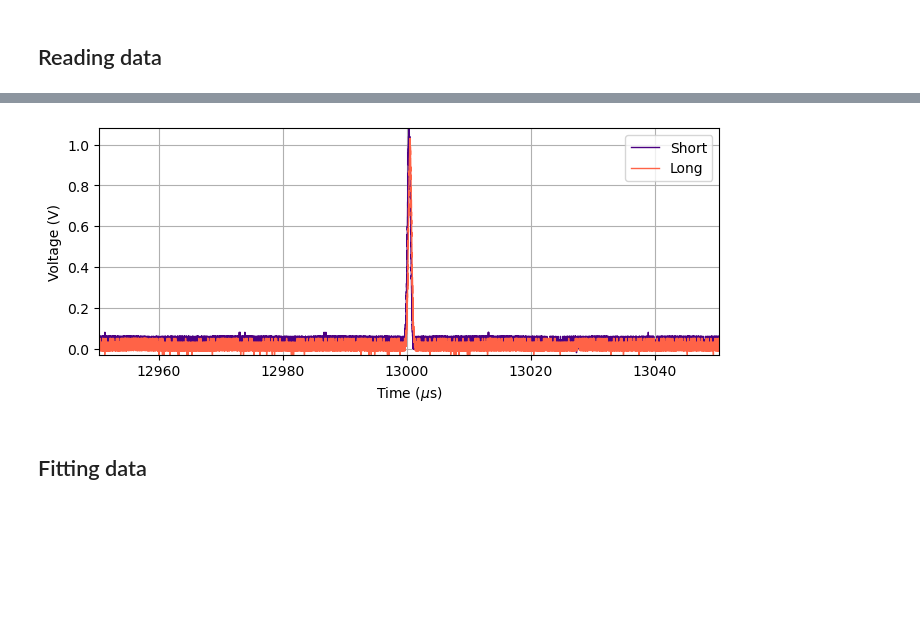
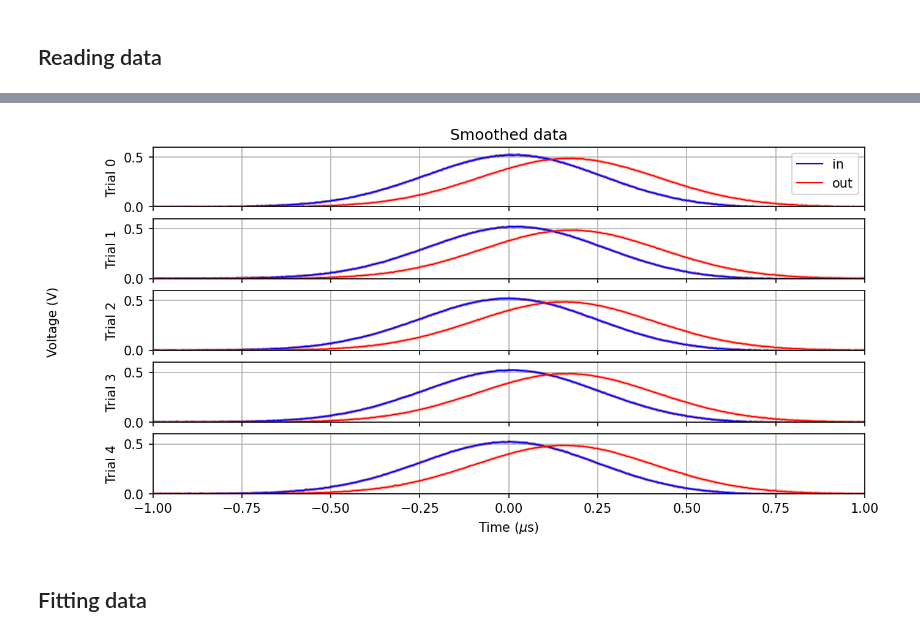
Before and after one commit to xingyzt/5bl, a Jupyter notebook: capstone/gaussian_dispersion.ipynb, the cells around one changed output, grey strips where cells are left out. Saved outputs shown, nothing was run; the diff lists cells and outputs as text; code cells hidden in the pictures; blank space fills up the shorter version.

```diff
--- a/capstone/gaussian_dispersion.ipynb
+++ b/capstone/gaussian_dispersion.ipynb
@@ -8,9 +8,20 @@ import csv
 Change figsize to control relative font size and aspect ratio. Increase DPI for higher resolution.
 # %%
 plt.rcParams['figure.figsize'] = [8, 3]
-plt.rcParams['figure.dpi'] = 100
+plt.rcParams['figure.dpi'] = 200
 # %% [markdown]
 ## Reading data
 # %%
 row_start = 14
+trial_ids = [13, 17, 18, 19, 20]
+n_trials = len(trial_ids)
+
+color1a = "indigo"
+color2a = "tomato"
+
+color1b = "blue"
+color2b = "red"
+
+label1 = "in"
+label2 = "out"
 # %%
@@ -40,3 +45,0 @@ metadata
-# %%
-data = pd.read_csv(filename, delimiter=",", header=row_start)
-data
@@ -57,24 +46,56 @@ data
 # %%
-t_raw = data["TIME"].to_numpy()*1e6
-ch1_raw = data["CH1"].to_numpy()
-ch2_raw = data["CH3"].to_numpy()
-plt.plot(
-    t_raw,
-    ch1_raw,
-    label="Short",
-    c="indigo",
-    lw=1
-)
-plt.plot(
-    t_raw,
-    ch2_raw,
-    label="Long",
-    c="tomato",
-    lw=1
-)
+fig, axs = plt.subplots(n_trials, 1, sharex=True, figsize=(10, n_trials))
+
+for n, trial in enumerate(trials):
+    data = trial["data"]
+
+    plt.sca(axs[n])
+    t_raw = data["TIME"].to_numpy()*1e6
+    ch1_raw = data["CH1"].to_numpy()
+    try:
+        ch2_raw = data["CH2"].to_numpy()
+    except KeyError:
+        ch2_raw = data["CH3"].to_numpy()
+
+    near = np.abs(t_raw - t_raw[np.argmax(ch1_raw)])
+    select = near < 3
+    antiselect = np.logical_and(near > 3, near < 1000)
+
+    t = t_raw[select]
+    t -= np.mean(t)
+    dt = np.average(np.diff(t))
+
+    ch1_noisy = ch1_raw[select] - np.mean(ch1_raw[antiselect])
+    ch2_noisy = ch2_raw[select] - np.mean(ch2_raw[antiselect])
+
+    ch1 = sp.signal.savgol_filter(ch1_noisy, 10, 3)
+    ch2 = sp.signal.savgol_filter(ch2_noisy, 10, 3)
+
+    trial.update({
+        "t": t,
+        "dt": dt,
+        "ch1": ch1,
+        "ch2": ch2,
+    })
+
+    plt.plot(t, ch1_noisy, lw=2, alpha=0.5, c=color1a)
+    plt.plot(t, ch2_noisy, lw=2, alpha=0.5, c=color2a)
+
+    plt.plot(t, ch1, label=label1, lw=1, c=color1b)
+    plt.plot(t, ch2, label=label2, lw=1, c=color2b)
+
+    plt.ylabel(f"Trial {n}")
+    plt.ylim(0, 0.6)
+    plt.grid()
+    plt.margins(0)
+
+plt.sca(axs[0])
+plt.title("Smoothed data")
+plt.legend()
+
+plt.sca(axs[-1])
+fig.text(0.01, 0.5, "Voltage (V)", va='center', rotation='vertical')
 plt.xlabel("Time ($\mu$s)")
-plt.ylabel("Voltage (V)")
-plt.grid()
-plt.margins(0)
-plt.legend()
+plt.xlim(-1,1)
+plt.show()
 # %% [output]
@@ -82,3 +102,3 @@ plt.legend()
-[figure, old version]
+[figure, new version]
 # %% [markdown]
 ## Fitting data
```
Also changed, not shown: parts of 17 cells of this notebook, 8 other files.
